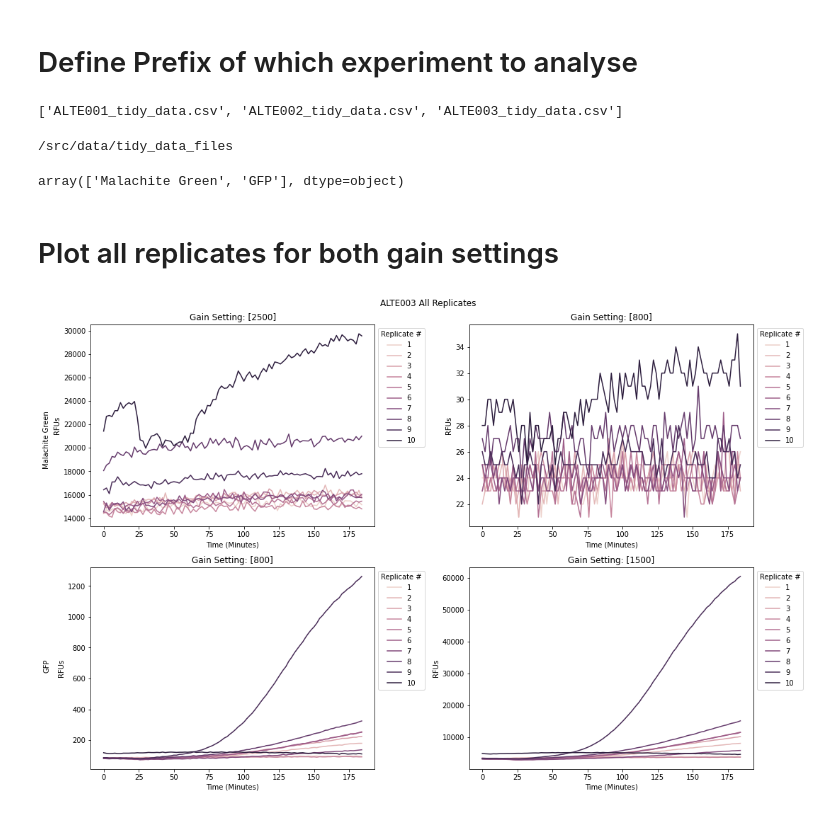
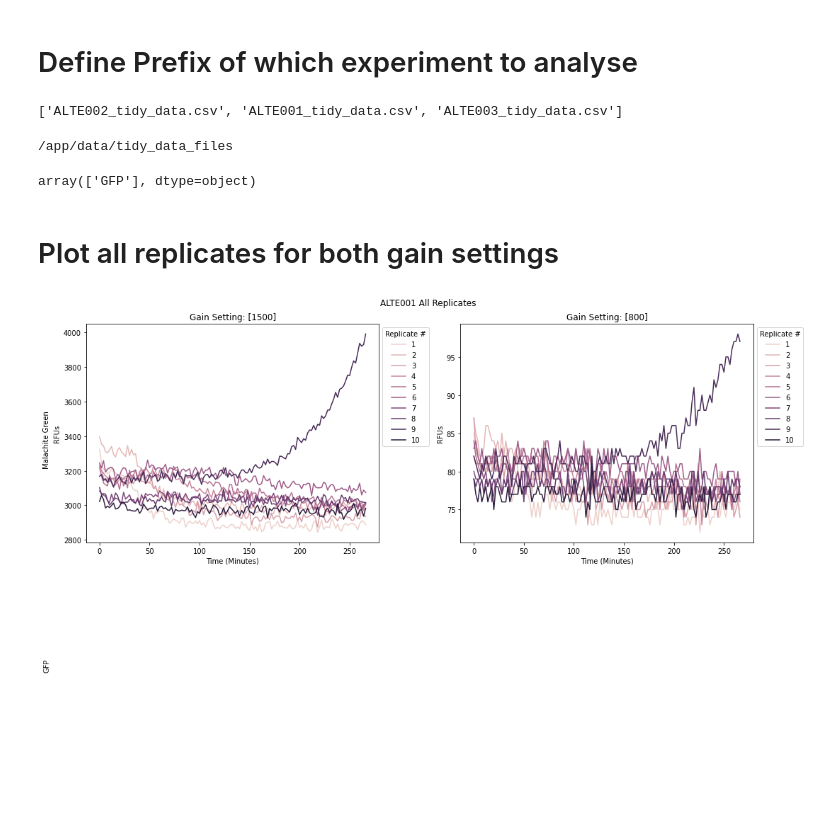
Before and after one commit to aperkins19/NLLAB_OT2_PURE, a Jupyter notebook: Technical_error_active_learning/Analysis_directory/src/data_preprocessing/cfps_2_individual_experiment_plotting.ipynb, the cells around one changed output. Saved outputs shown, nothing was run; the diff lists cells and outputs as text; code cells hidden in the pictures; blank space fills up the shorter version.

Commit message:
Fix: Changing file paths in data preprocssing scripts

```diff
--- a/Technical_error_active_learning/Analysis_directory/src/data_preprocessing/cfps_2_individual_experiment_plotting.ipynb
+++ b/Technical_error_active_learning/Analysis_directory/src/data_preprocessing/cfps_2_individual_experiment_plotting.ipynb
@@ -31,11 +31,11 @@ def print_all_df(df):
 # %% [markdown]
 # Define Prefix of which experiment to analyse
 # %%
-prefix = "ALTE003"
+prefix = "ALTE001"
 # %%
 # navigate into tidy_data_files and make a list of all files
 
-os.chdir('/src/data/tidy_data_files')
+os.chdir('/app/data/tidy_data_files')
 os.getcwd()
 
 items = os.listdir(".")
@@ -47,7 +47,7 @@ for names in items:
         csv_list.append(names)
 print(csv_list)
 # %% [output]
-['ALTE001_tidy_data.csv', 'ALTE002_tidy_data.csv', 'ALTE003_tidy_data.csv']
+['ALTE002_tidy_data.csv', 'ALTE001_tidy_data.csv', 'ALTE003_tidy_data.csv']
 # %%
 # import the correct tidy dataset
 
@@ -60,15 +60,15 @@ dataset = prefix +'_tidy_data.csv'
 all_gain_data = pd.read_csv(dataset, header=0)
 
 # change back to /src for neatness
-os.chdir('/src')
+os.chdir('/app')
 # %% [output]
-/src/data/tidy_data_files
+/app/data/tidy_data_files
 # %%
 # get the individual products
 product_list = all_gain_data['Expression Product'].unique()
 product_list
 # %% [output]
-array(['Malachite Green', 'GFP'], dtype=object)
+array(['GFP'], dtype=object)
 # %% [markdown]
 # Plot all replicates for both gain settings
 # %%
@@ -114,36 +114,36 @@ fig.text(0.001, 0.65, 'Malachite Green', ha='center', rotation="vertical")
 fig.text(0.001, 0.25, 'GFP', ha='center', rotation="vertical")
 
 
 fig.suptitle(prefix+ " All Replicates")
 fig.tight_layout()
 
 
 
 
 ##### Save fig
 
 
-path = "/src/data/plots/"
+path = "/app/data/plots/"
 
 # make directory for sticking the output in
 if os.path.isdir(path) == False:
     os.mkdir(path, mode=0o777)
 
 
 #navigate to tidy_data_files
 os.chdir(path)
 
 plt.savefig(prefix+"_all_replicates.png")
 
 
 #navigate home for neatness
-os.chdir('/src')
+os.chdir('/app')
 
 
 
 plt.show()
 # %% [output]
-[figure, old version]
+[figure, new version]
 # %%
 fig = plt.figure(figsize=(15,10))
 
```
Also changed, not shown: parts of 3 cells of this notebook.
